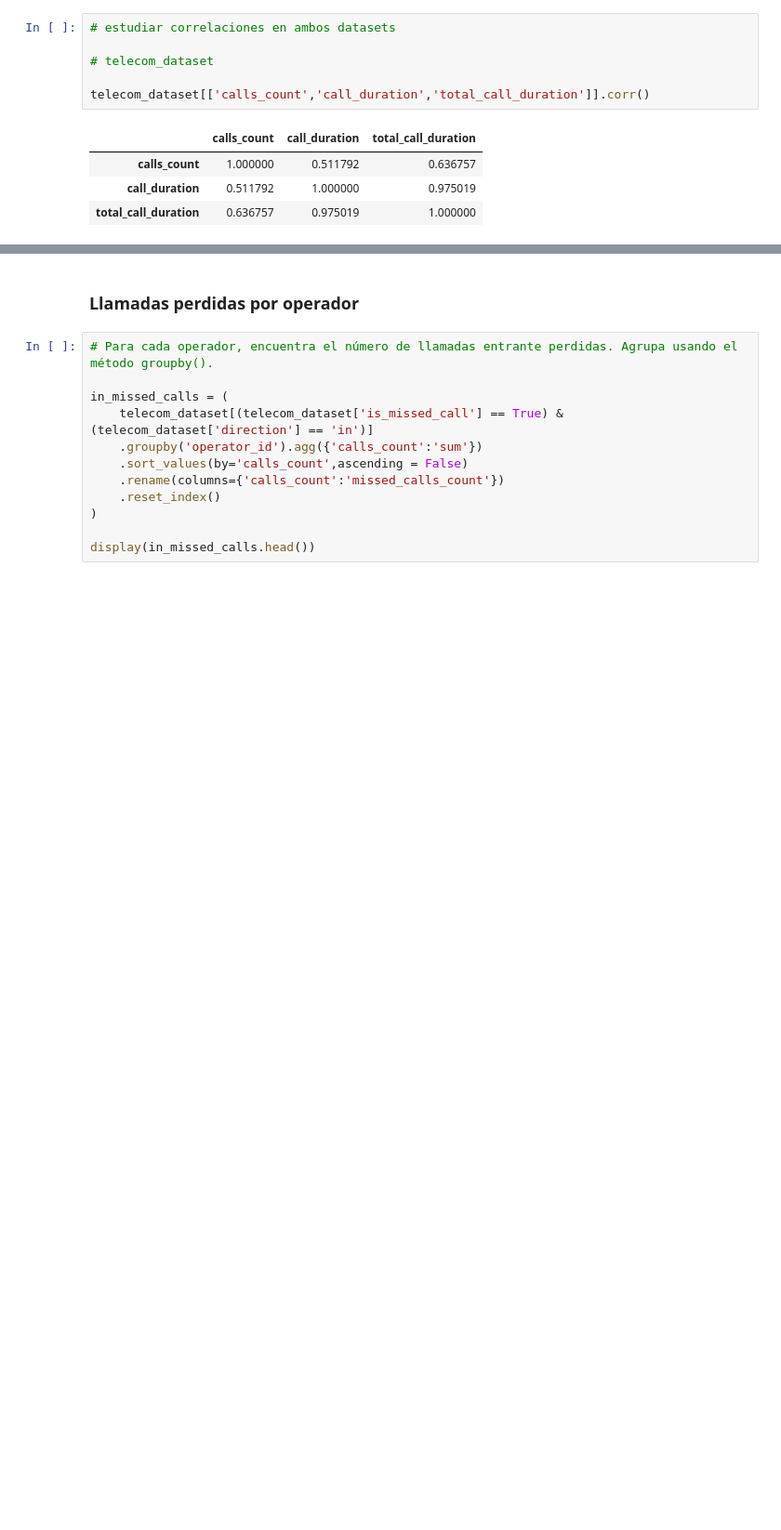
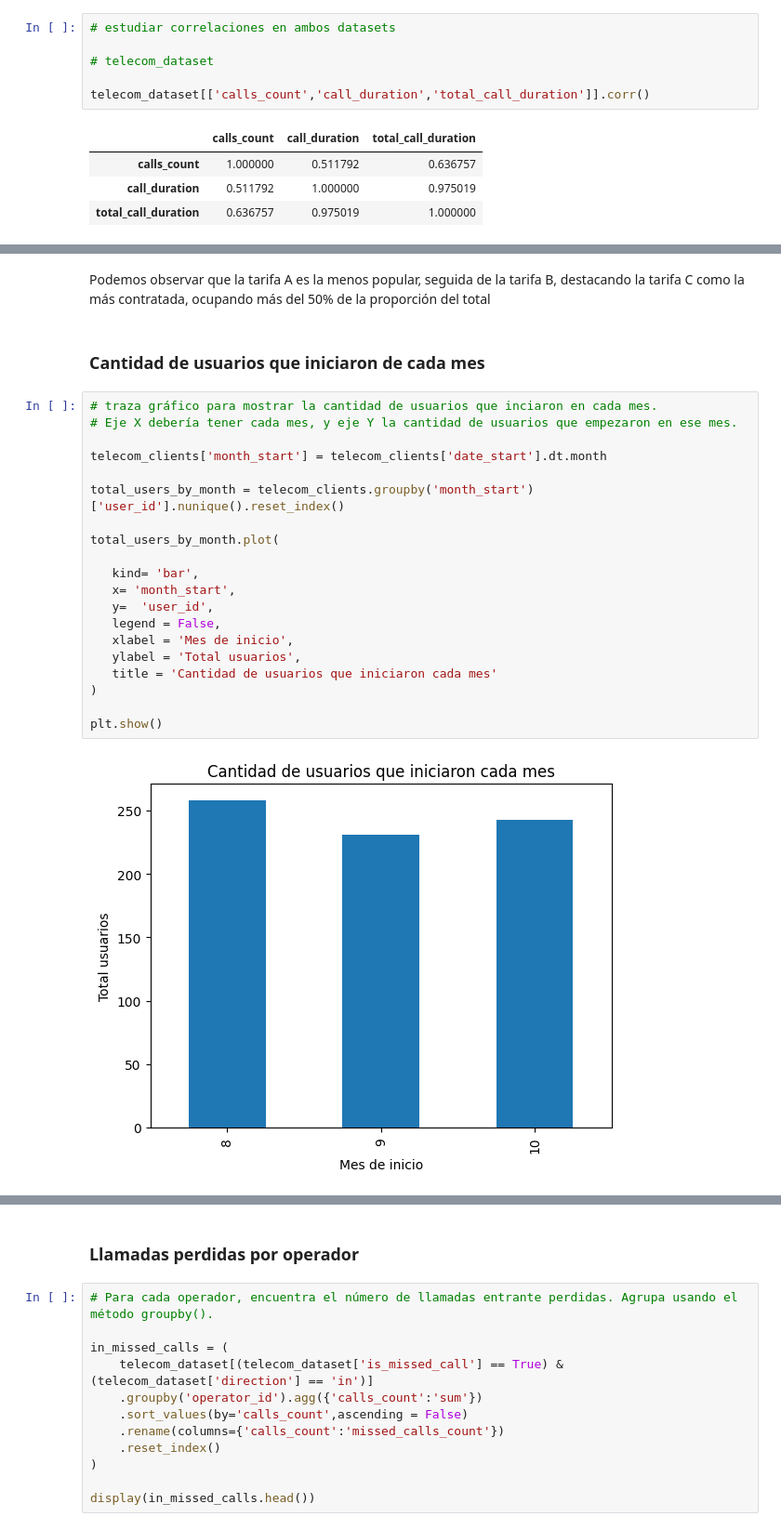
Before and after one commit to melissacarvajal/TripleTen-Final-Project, a Jupyter notebook: EDA Telecomunicaciones/Proyecto Final - CallMeMaybe.ipynb, the cells around one changed output, grey strips where cells are left out. Shown: that part at 93% size. Saved outputs shown, nothing was run; the diff lists cells and outputs as text; blank space fills up the shorter version.

```diff
--- a/EDA Telecomunicaciones/Proyecto Final - CallMeMaybe.ipynb
+++ b/EDA Telecomunicaciones/Proyecto Final - CallMeMaybe.ipynb
@@ -305,0 +323,26 @@ telecom_dataset[['calls_count','call_duration','total_call_duration']].corr()
+# %% [markdown]
+Podemos observar que la tarifa A es la menos popular, seguida de la tarifa B, destacando la tarifa C como la más contratada, ocupando más del 50% de la proporción del total
+# %% [markdown]
+### Cantidad de usuarios que iniciaron de cada mes
+# %%
+# traza gráfico para mostrar la cantidad de usuarios que inciaron en cada mes.
+# Eje X debería tener cada mes, y eje Y la cantidad de usuarios que empezaron en ese mes.
+
+telecom_clients['month_start'] = telecom_clients['date_start'].dt.month
+
+total_users_by_month = telecom_clients.groupby('month_start')['user_id'].nunique().reset_index()
+
+total_users_by_month.plot(
+
+   kind= 'bar',
+   x= 'month_start',
+   y=  'user_id',
+   legend = False,
+   xlabel = 'Mes de inicio',
+   ylabel = 'Total usuarios',
+   title = 'Cantidad de usuarios que iniciaron cada mes'
+)
+
+plt.show()
+# %% [output]
+[figure, added]
```
Also changed, not shown: parts of 35 cells of this notebook, 1 other file.
